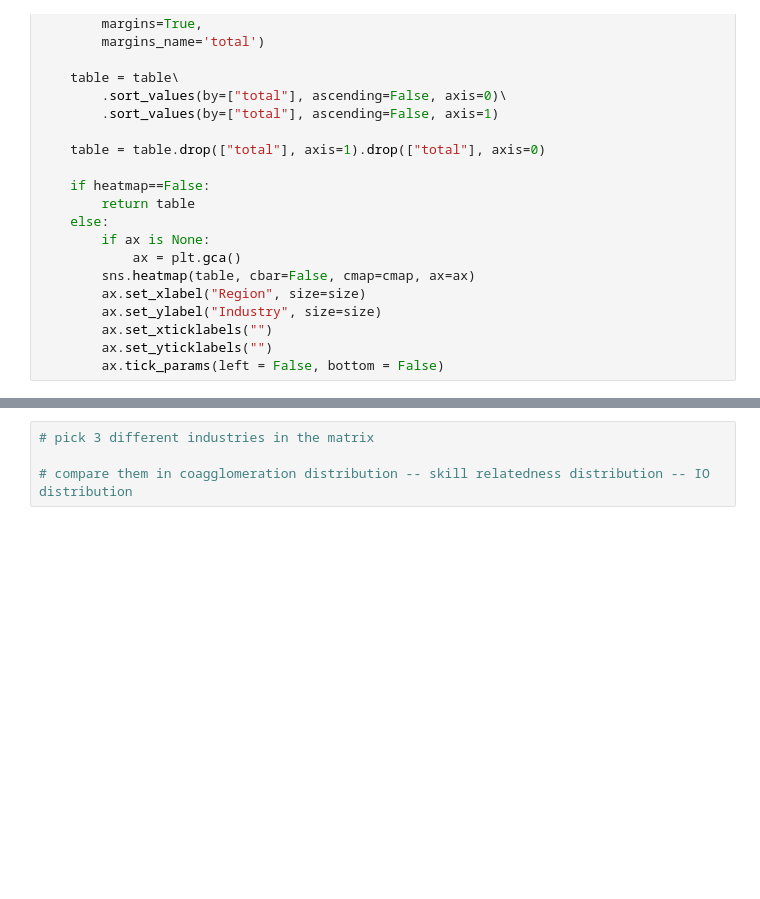
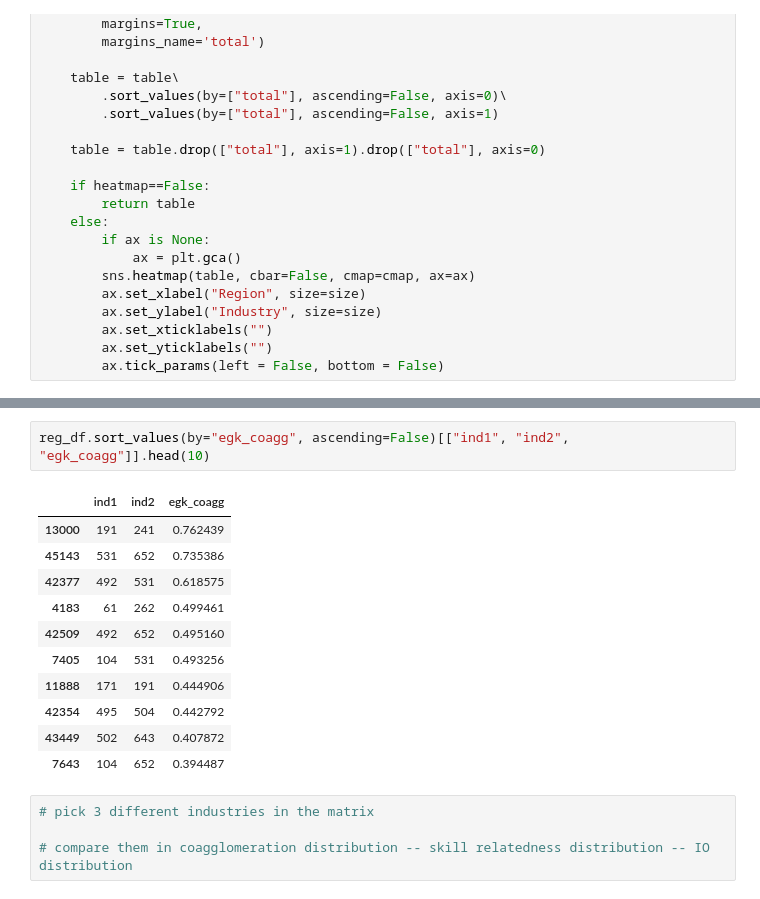
Before and after one commit to sandorjuhasz/coagglomeration, a Jupyter notebook: code/01_main_figures.ipynb, the cells around one changed output, grey strips where cells are left out. Saved outputs shown, nothing was run; the diff lists cells and outputs as text; blank space fills up the shorter version.

```diff
--- a/code/01_main_figures.ipynb
+++ b/code/01_main_figures.ipynb
@@ -62,3 +105,17 @@ mcl_matrix(df, key_columns=["reg", "ind", "rca01"], heatmap=True, cmap=cmap, siz
+# %%
+reg_df.sort_values(by="egk_coagg", ascending=False)[["ind1", "ind2", "egk_coagg"]].head(10)
+# %% [output]
+|  | ind1 | ind2 | egk_coagg |
+| 13000 | 191 | 241 | 0.762439 |
+| 45143 | 531 | 652 | 0.735386 |
+| 42377 | 492 | 531 | 0.618575 |
+| 4183 | 61 | 262 | 0.499461 |
+| 42509 | 492 | 652 | 0.495160 |
+| 7405 | 104 | 531 | 0.493256 |
+| 11888 | 171 | 191 | 0.444906 |
+| 42354 | 495 | 504 | 0.442792 |
+| 43449 | 502 | 643 | 0.407872 |
+| 7643 | 104 | 652 | 0.394487 |
 # %%
 # pick 3 different industries in the matrix
 
```
Also changed, not shown: parts of 4 cells of this notebook.
